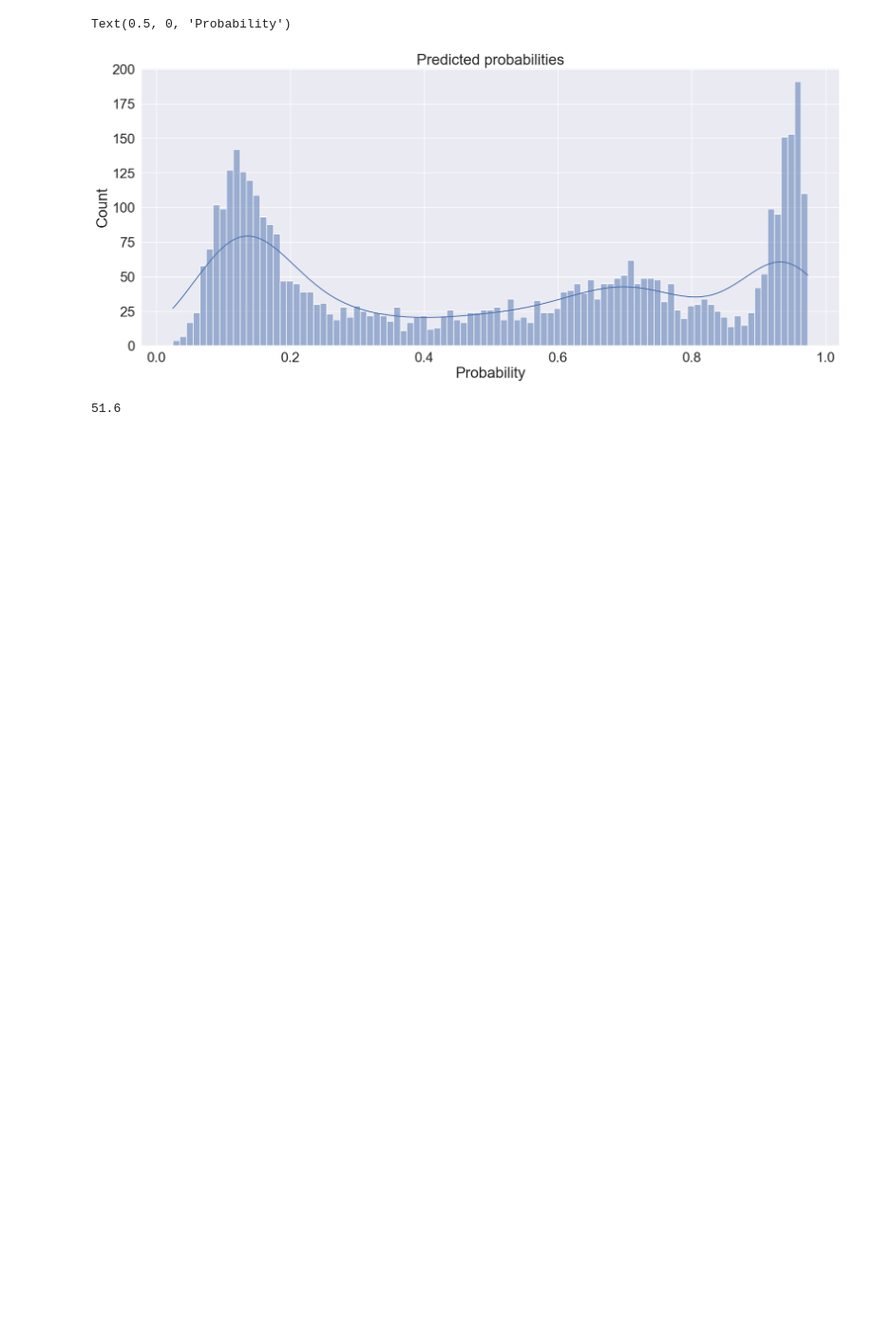
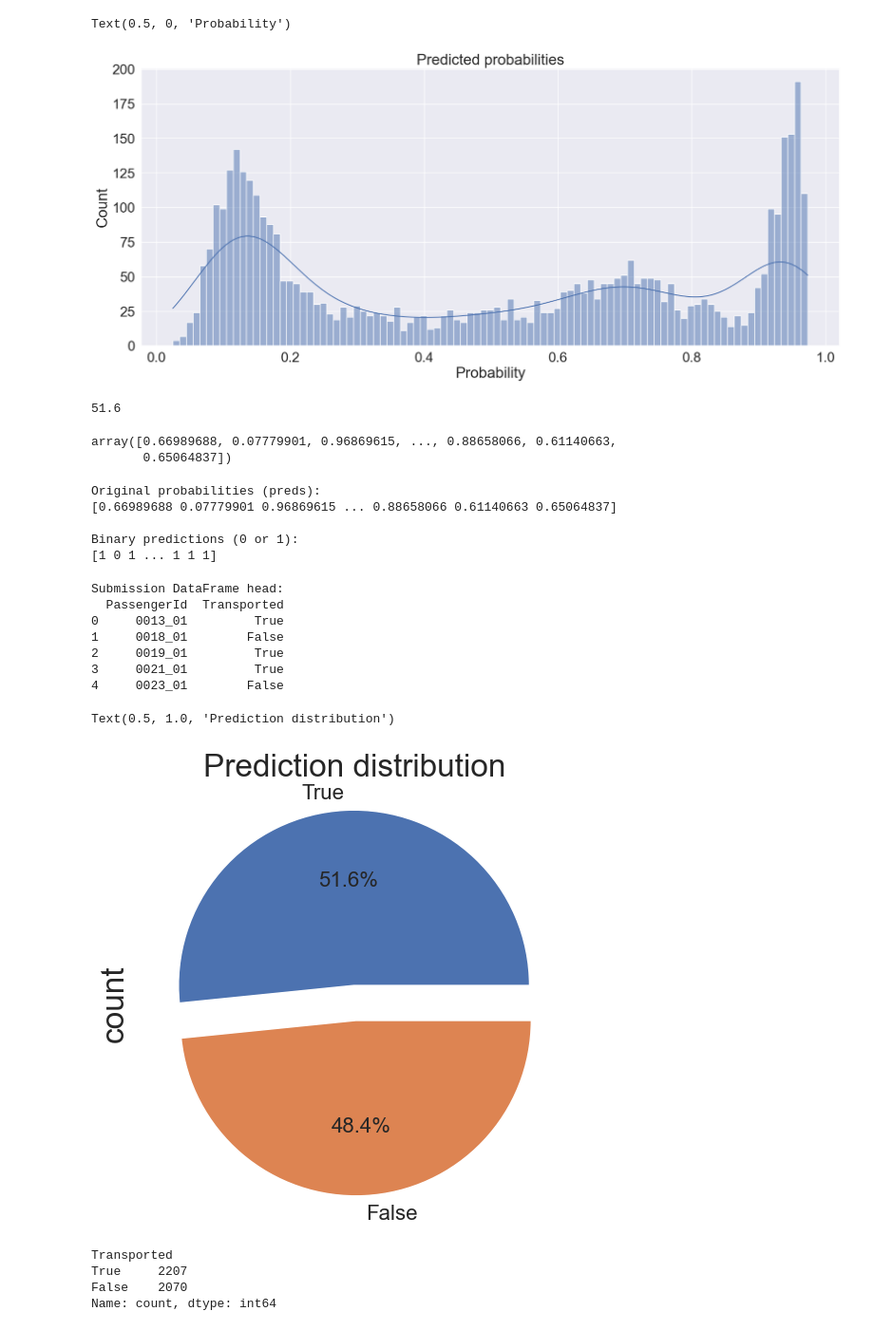
Before and after one commit to leiyese/spaceship_titanic_ml, a Jupyter notebook: main.ipynb, the cells around one changed output. Shown at 95% size. Cells and saved outputs as stored; diff of their text form; code cells hidden in the pictures; blank space fills up the shorter version.

```diff
--- a/main.ipynb
+++ b/main.ipynb
@@ -887,3 +848,52 @@ Text(0.5, 0, 'Probability')
 print(np.round(100*np.round(preds).sum()/len(preds),2))
 # %% [output]
 51.6
+# %%
+preds
+# %% [output]
+array([0.66989688, 0.07779901, 0.96869615, ..., 0.88658066, 0.61140663,
+       0.65064837])
+# %%
+threshold = 0.5
+binary_predictions = (preds >= threshold).astype(int)
+
+print("\nOriginal probabilities (preds):")
+print(preds)
+print("\nBinary predictions (0 or 1):")
+print(binary_predictions)
+# %% [output]
+Original probabilities (preds):
+[0.66989688 0.07779901 0.96869615 ... 0.88658066 0.61140663 0.65064837]
+
+Binary predictions (0 or 1):
+[1 0 1 ... 1 1 1]
+# %%
+# Sample submission (to get right format)
+sub=pd.read_csv('data/sample_submission.csv')
+
+sub['Transported'] = binary_predictions.astype(bool)
+# Convert 0/1 to False/True
+
+print("\nSubmission DataFrame head:")
+print(sub.head())
+
+# Prediction distribution
+plt.figure(figsize=(6,6))
+sub['Transported'].value_counts().plot.pie(explode=[0.1,0.1], autopct='%1.1f%%', textprops={'fontsize':16}).set_title("Prediction distribution")
+# %% [output]
+Submission DataFrame head:
+  PassengerId  Transported
+0     0013_01         True
+1     0018_01        False
+2     0019_01         True
+3     0021_01         True
+4     0023_01        False
+Text(0.5, 1.0, 'Prediction distribution')
+[figure, added]
+# %%
+sub['Transported'].value_counts()
+# %% [output]
+Transported
+True     2207
+False    2070
+Name: count, dtype: int64
```
Also changed, not shown: parts of 9 cells of this notebook.
